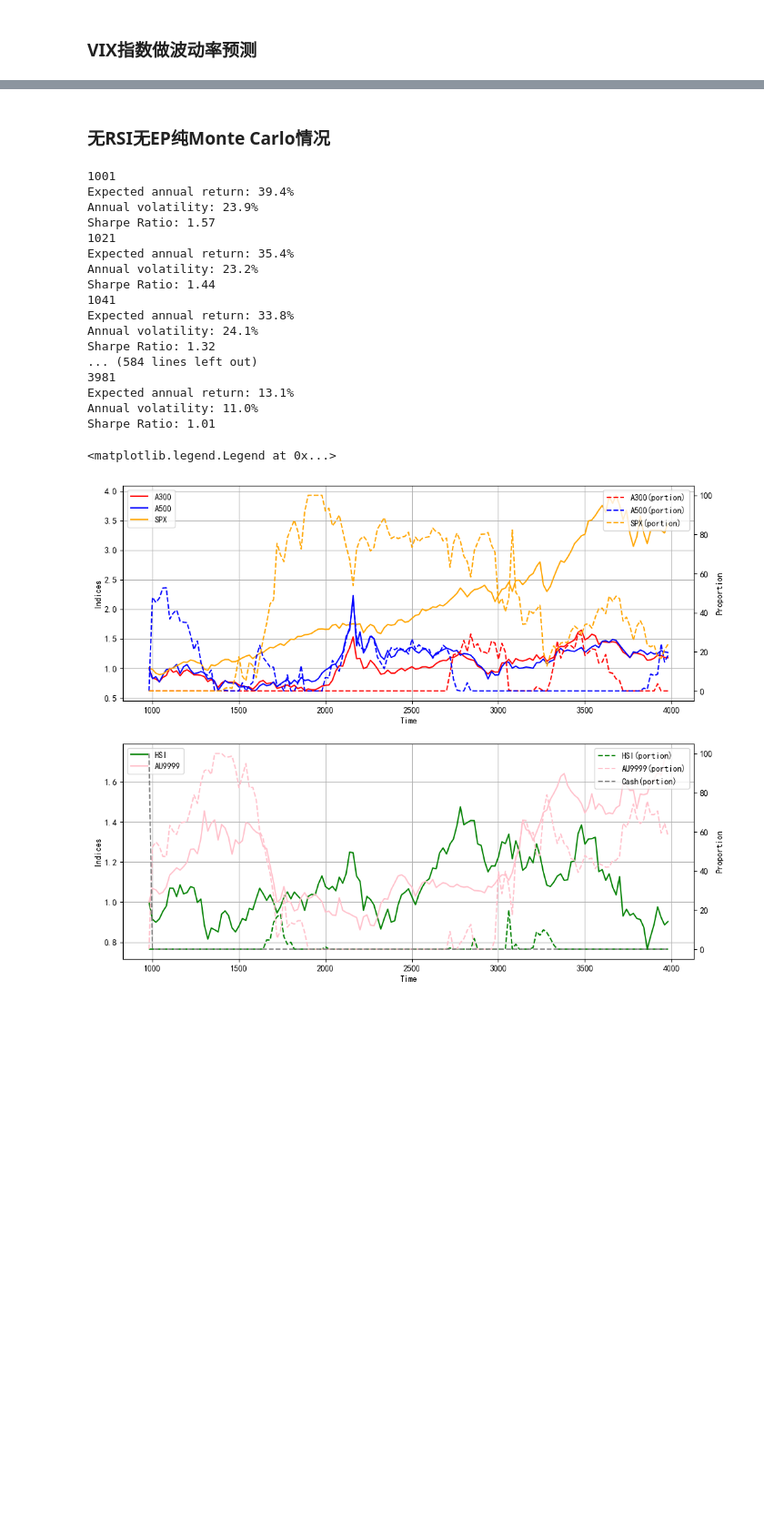
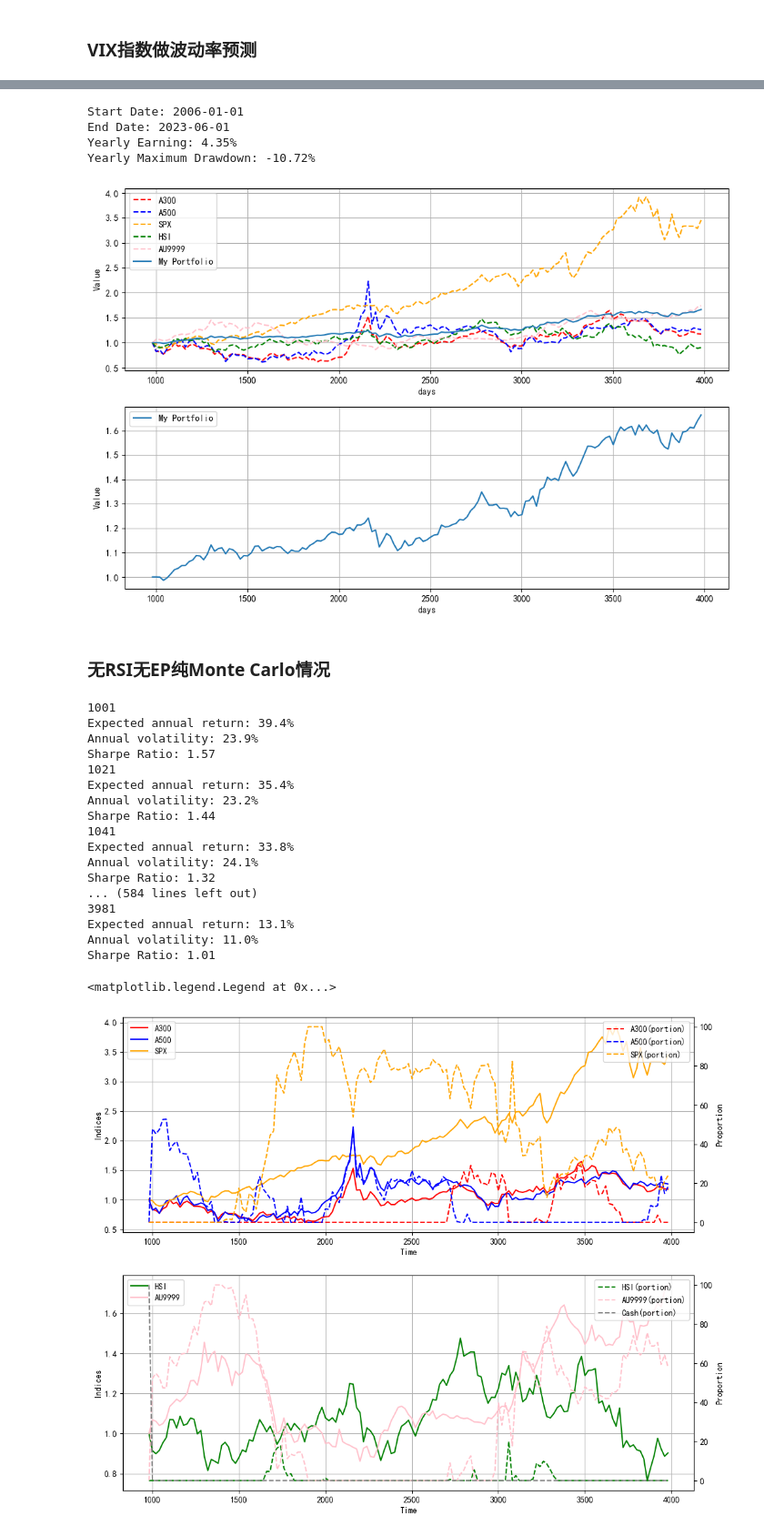
Before and after one commit to dishangti/Entropy-Pooling, a Jupyter notebook: EP.ipynb, the cells around one changed output, grey strips where cells are left out. Shown at 91% size. Drawn from its saved outputs; the diff is of its cells as text; code cells hidden in the pictures; blank space fills up the shorter version.

```diff
--- a/EP.ipynb
+++ b/EP.ipynb
@@ -1301,3 +1491,57 @@ Yearly Maximum Drawdown: -24.26%
+# %%
+norm_prices = (prices[:, begin_time-adj_period:end_time+1:adj_period].T / prices[:, begin_time-adj_period]).T
+
+portfo = np.array([.0,.0,.0,.0,.0,1])
+value_series = []
+for time in range(begin_time - 20, end_time+1, adj_period):
+    # 简单起见，不考虑手续费，先把所有东西卖了然后再买入
+    prices_now = norm_prices[:,(time - (begin_time - adj_period))//adj_period]
+    for i in range(n_ptf):
+        portfo[n_ptf] += portfo[i] * prices_now[i]
+        portfo[i] = .0
+    ptf_portion = opt1_port.loc[:,time]
+    value_series.append(portfo[n_ptf])
+
+    for i in range(n_ptf):
+        portfo[i] += portfo[n_ptf] * ptf_portion[i] *0.01 / prices_now[i]
+    portfo[n_ptf] -= ptf_portion[:n_ptf].sum() * 0.01 * portfo[n_ptf]
+
+fig = plt.figure(figsize=(12,8))
+
+time_series = np.arange(begin_time-20, end_time+1,20)
+plt.subplot(211)
+plt.ticklabel_format(style='plain')
+plt.xlabel('days')
+plt.ylabel('Value')
+for i in range(5):
+    plt.plot(time_series, norm_prices[i,:], '--', label = names[i], color = color[i])
+plt.plot(time_series, value_series, label='My Portfolio')
+plt.legend()
+plt.grid()
+
+plt.subplot(212)
+plt.ticklabel_format(style='plain')
+plt.xlabel('days')
+plt.ylabel('Value')
+plt.plot(time_series, value_series, label='My Portfolio')
+plt.legend()
+plt.grid()
+
+print('Start Date:', start_date)
+print('End Date:', end_date)
+print(f'Yearly Earning: {np.round((value_series[-1]**(1/((end_time-begin_time)/250)) - 1) * 100,2)}%')
+down_window = 252
+roll_value = pd.DataFrame(value_series)
+roll_max = roll_value.rolling(down_window, min_periods=1).max()
+daily_drawdown = roll_value/roll_max - 1.0
+max_daily_drawdown = daily_drawdown.rolling(down_window, min_periods=1).min()
+print(f'Yearly Maximum Drawdown: {np.round(max_daily_drawdown.min()[0] * 100,2)}%')
+# %% [output]
+Start Date: 2006-01-01
+End Date: 2023-06-01
+Yearly Earning: 4.35%
+Yearly Maximum Drawdown: -10.72%
+[figure, added]
 # %% [markdown]
 ### 无RSI无EP纯Monte Carlo情况
 # %%
```
Also changed, not shown: parts of 21 cells of this notebook.
